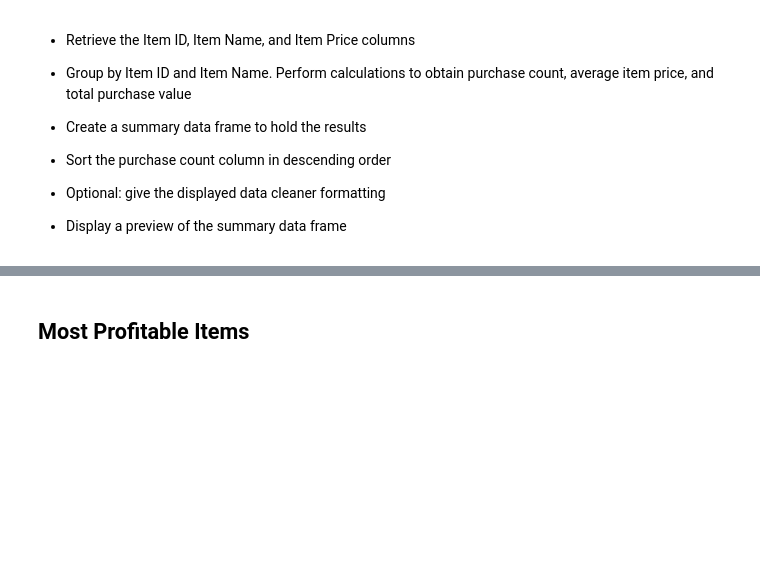
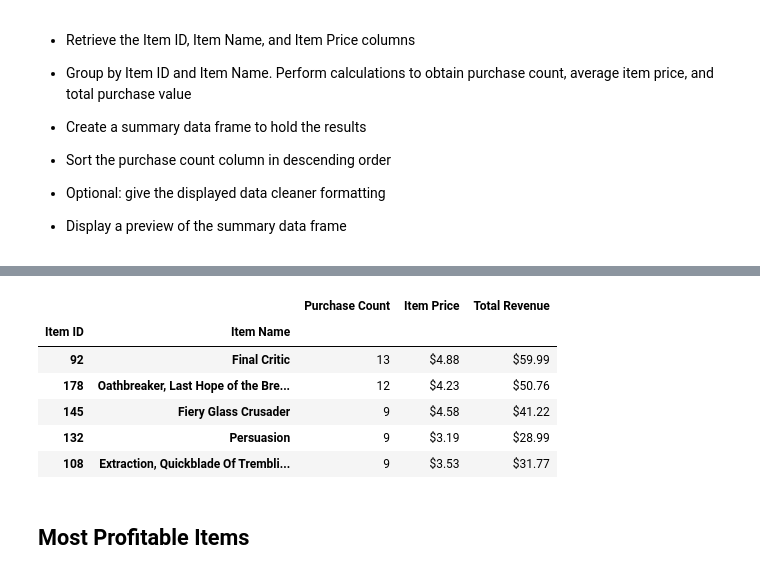
Before and after one commit to bobbyhu90/SMU_HW, a Jupyter notebook: 04_Pandas_Challenge/HerosOfPymoli/HeroesOfPymoli_starter.ipynb, the cells around one changed output, grey strips where cells are left out. Drawn from its saved outputs; the diff is of its cells as text; code cells hidden in the pictures; blank space fills up the shorter version.

```diff
--- a/04_Pandas_Challenge/HerosOfPymoli/HeroesOfPymoli_starter.ipynb
+++ b/04_Pandas_Challenge/HerosOfPymoli/HeroesOfPymoli_starter.ipynb
@@ -229,3 +326,27 @@ df_gender
+# %%
+#getting all the item ids
+popular = purchase_data[["Item ID", "Item Name"]].groupby("Item ID").first()
+#sorting it by item id and getting the total
+popular["Purchase Count"] = purchase_data[["Price", "Item ID"]].groupby("Item ID").count()
+#getting the item price
+popular["Item Price"] = purchase_data[["Price", "Item ID"]].groupby("Item ID").first()
+#getting the revenue
+popular["Total Revenue"] = purchase_data[["Price", "Item ID"]].groupby("Item ID").sum()
+#getting the total
+popular = popular.groupby(["Item ID", "Item Name"]).sum()
+popular_df = popular.sort_values(["Purchase Count"], ascending=False)
+#formatting
+popular_df["Item Price"] = popular_df["Item Price"].map(('${0:,.2f}').format)
+popular_df["Total Revenue"] = popular_df["Total Revenue"].map(('${0:,.2f}').format)
+popular_df.head()
+# %% [output]
+|  |  | Purchase Count | Item Price | Total Revenue |
+| Item ID | Item Name |  |  |  |
+| 92 | Final Critic | 13 | $4.88 | $59.99 |
+| 178 | Oathbreaker, Last Hope of the Bre... | 12 | $4.23 | $50.76 |
+| 145 | Fiery Glass Crusader | 9 | $4.58 | $41.22 |
+| 132 | Persuasion | 9 | $3.19 | $28.99 |
+| 108 | Extraction, Quickblade Of Trembli... | 9 | $3.53 | $31.77 |
 # %% [markdown]
 ## Most Profitable Items
 # %% [markdown]
```
Also changed, not shown: parts of 11 cells of this notebook.
